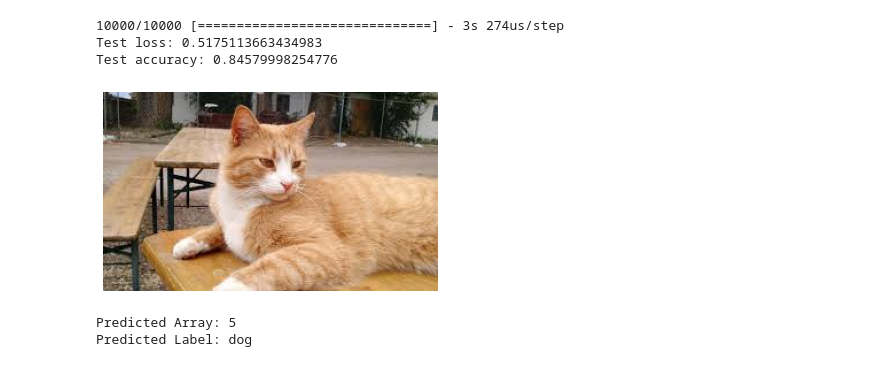
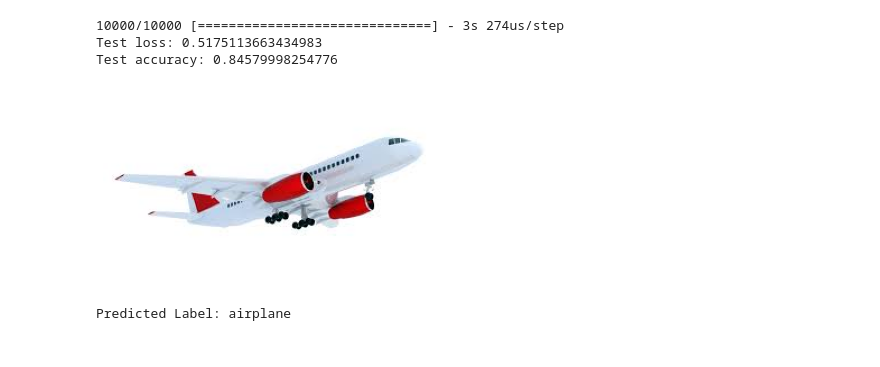
Before and after one commit to parjhanya/Image_Classification, a Jupyter notebook: CIFAR_10_KERAS_Transfer_Learning_My_Image.ipynb, the cells around one changed output. Cells and saved outputs as stored; diff of their text form; code cells hidden in the pictures.

```diff
--- a/CIFAR_10_KERAS_Transfer_Learning_My_Image.ipynb
+++ b/CIFAR_10_KERAS_Transfer_Learning_My_Image.ipynb
@@ -210,29 +210,27 @@ Test accuracy: 0.84579998254776
 # %%
 import cv2
 from matplotlib import pyplot as plt
-image_bgr = cv2.imread('/content/drive/My Drive/Image Classification/Cat.jfif')
+image_bgr = cv2.imread('/content/drive/My Drive/Image Classification/aeroplane.jfif')
 image_rgb = cv2.cvtColor(image_bgr, cv2.COLOR_BGR2RGB)
 plt.imshow(image_rgb), plt.axis("off")
 plt.show()
 # %% [output]
-[figure, old version]
+[figure, new version]
 # %%
 from tensorflow.keras.preprocessing import image
 from tensorflow.keras.preprocessing.image import load_img
 from tensorflow.keras.preprocessing.image import img_to_array
 from PIL import Image
 import numpy as np
-img_path = '/content/drive/My Drive/Image Classification/Cat.jfif'
+img_path = '/content/drive/My Drive/Image Classification/aeroplane.jfif'
 label = ['airplane','automobile','bird','cat','deer','dog','frog','horse','snip','truck']
-img = image.load_img('/content/drive/My Drive/Image Classification/Cat.jfif')
+img = image.load_img('/content/drive/My Drive/Image Classification/aeroplane.jfif')
 newsize = (32, 32)
 img = img.resize(newsize)
 x = image.img_to_array(img)
 x = np.expand_dims(x, axis=0)
 pred = model_1.predict(x)
 pred = np.argmax(pred)
-print('Predicted Array:', pred)
 print('Predicted Label:', label[pred])
 # %% [output]
-Predicted Array: 5
-Predicted Label: dog
+Predicted Label: airplane
```
Also changed, not shown: parts of 1 cell of this notebook.
